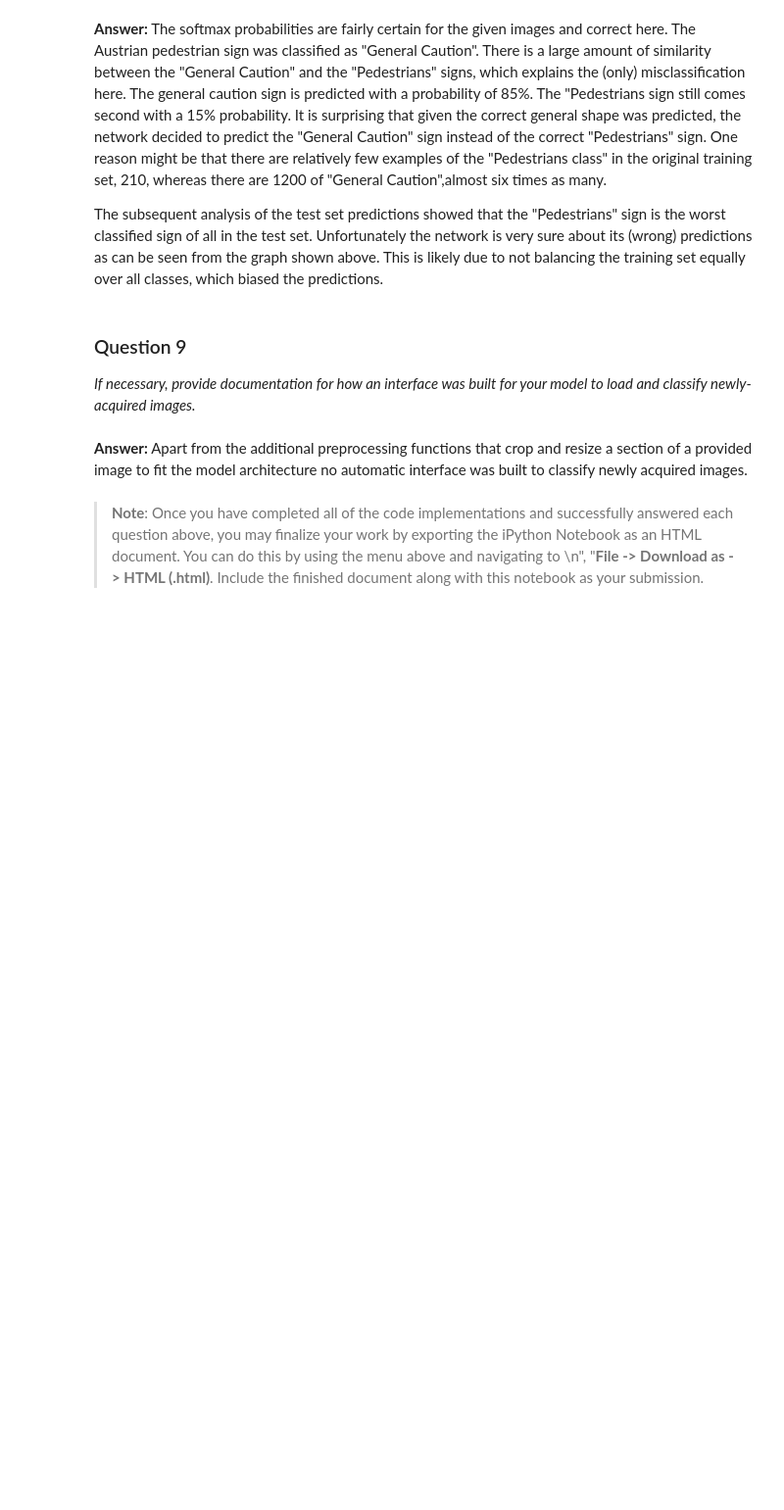
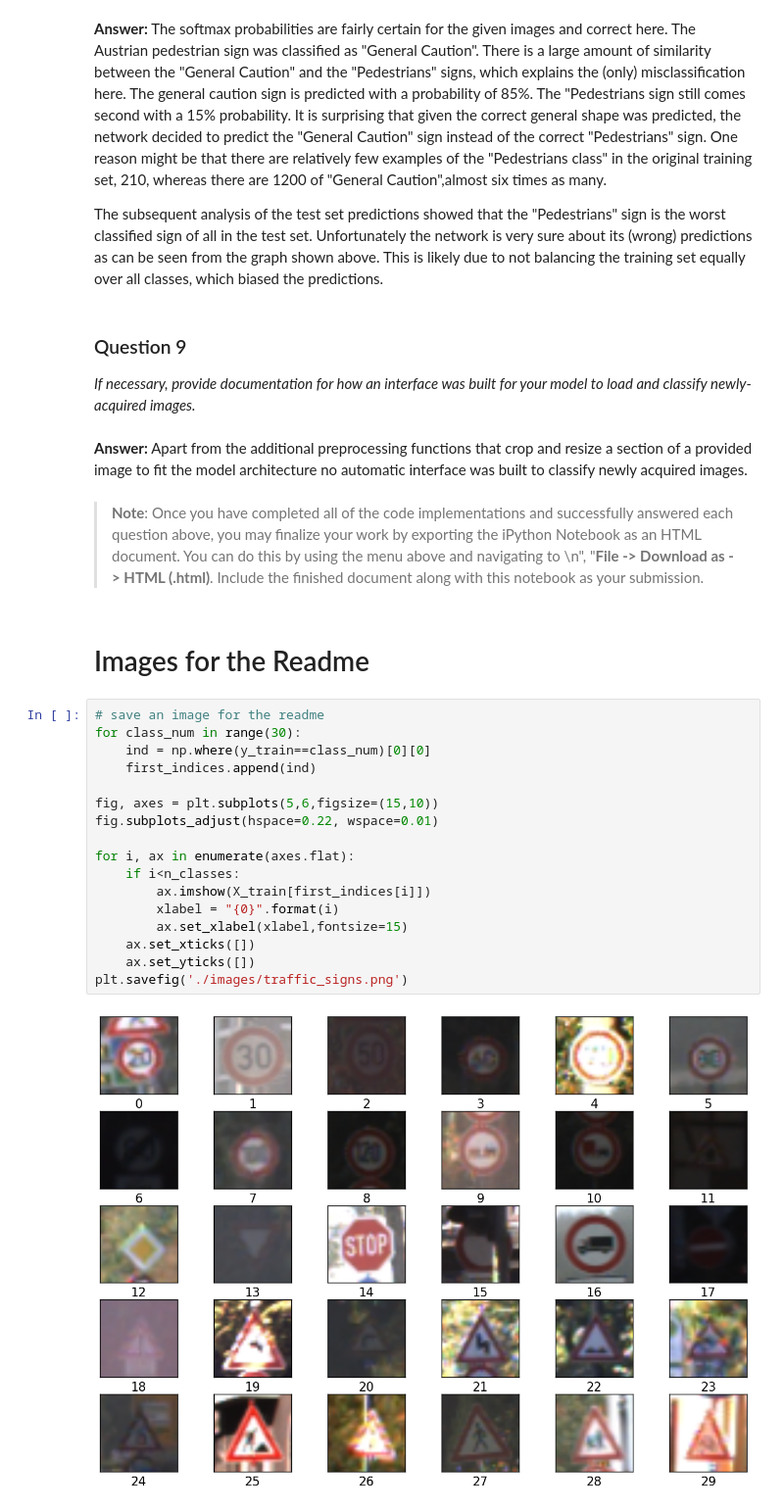
Before and after one commit to ksakmann/CarND-TrafficSignClassifier, a Jupyter notebook: Traffic_Signs_Recognition.ipynb, the cells around one changed output. Shown at 98% size. Cells and saved outputs as stored; diff of their text form; blank space fills up the shorter version.

```diff
--- a/Traffic_Signs_Recognition.ipynb
+++ b/Traffic_Signs_Recognition.ipynb
@@ -1138,3 +1137,24 @@ _If necessary, provide documentation for how an interface was built for your mod
 # %% [markdown]
 > **Note**: Once you have completed all of the code implementations and successfully answered each question above, you may finalize your work by exporting the iPython Notebook as an HTML document. You can do this by using the menu above and navigating to  \n",
     "**File -> Download as -> HTML (.html)**. Include the finished document along with this notebook as your submission.
+# %% [markdown]
+# Images for the Readme
+# %%
+# save an image for the readme
+for class_num in range(30):
+    ind = np.where(y_train==class_num)[0][0]
+    first_indices.append(ind)
+
+fig, axes = plt.subplots(5,6,figsize=(15,10))
+fig.subplots_adjust(hspace=0.22, wspace=0.01)
+
+for i, ax in enumerate(axes.flat):
+    if i<n_classes:
+        ax.imshow(X_train[first_indices[i]])
+        xlabel = "{0}".format(i)
+        ax.set_xlabel(xlabel,fontsize=15)
+    ax.set_xticks([])
+    ax.set_yticks([])
+plt.savefig('./images/traffic_signs.png')
+# %% [output]
+[figure, added]
```
Also changed, not shown: parts of 13 cells of this notebook, 1 other file.
